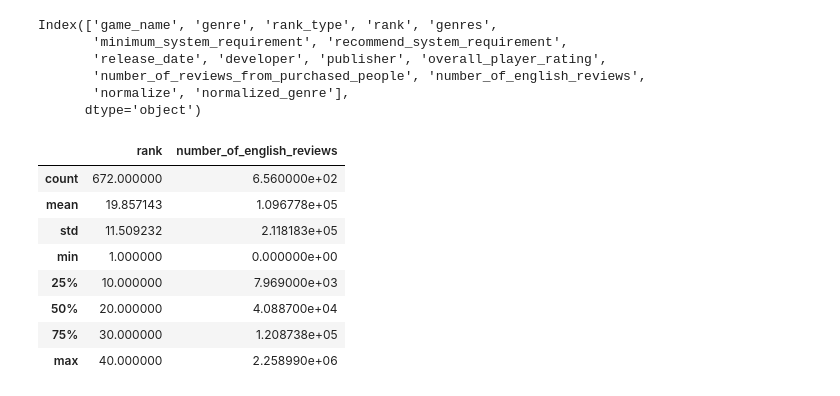
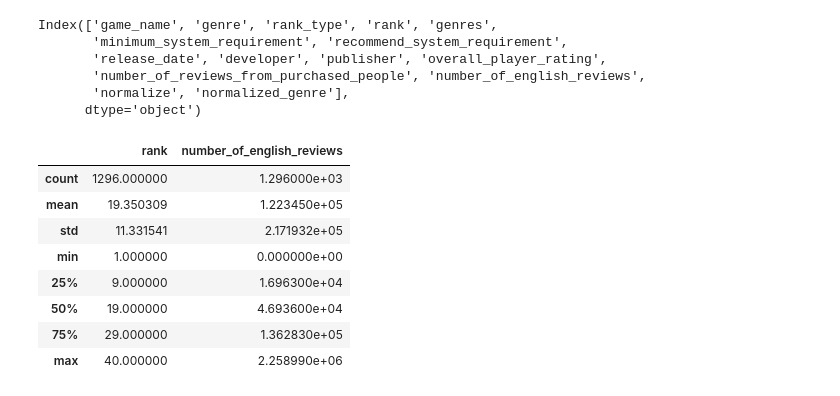
Before and after one commit to OfirBH/Steam_Final_Project, a Jupyter notebook: steam_final_project.ipynb, the cells around one changed output. Saved outputs shown, nothing was run; the diff lists cells and outputs as text; code cells hidden in the pictures.

Commit message:
Update steam_final_project.ipynb to reflect changes in statistical outputs, including updated counts, means, and standard deviations. Adjust execution count for consistency and enhance clarity in data representation.

```diff
--- a/steam_final_project.ipynb
+++ b/steam_final_project.ipynb
@@ -393,14 +393,14 @@ Index(['game_name', 'genre', 'rank_type', 'rank', 'genres',
        'normalize', 'normalized_genre'],
       dtype='object')
 # %%
-merged_df.describe()
+final_df.describe()
 # %% [output]
 |  | rank | number_of_english_reviews |
-| count | 672.000000 | 6.560000e+02 |
-| mean | 19.857143 | 1.096778e+05 |
-| std | 11.509232 | 2.118183e+05 |
+| count | 1296.000000 | 1.296000e+03 |
+| mean | 19.350309 | 1.223450e+05 |
+| std | 11.331541 | 2.171932e+05 |
 | min | 1.000000 | 0.000000e+00 |
-| 25% | 10.000000 | 7.969000e+03 |
-| 50% | 20.000000 | 4.088700e+04 |
-| 75% | 30.000000 | 1.208738e+05 |
+| 25% | 9.000000 | 1.696300e+04 |
+| 50% | 19.000000 | 4.693600e+04 |
+| 75% | 29.000000 | 1.362830e+05 |
 | max | 40.000000 | 2.258990e+06 |
```
